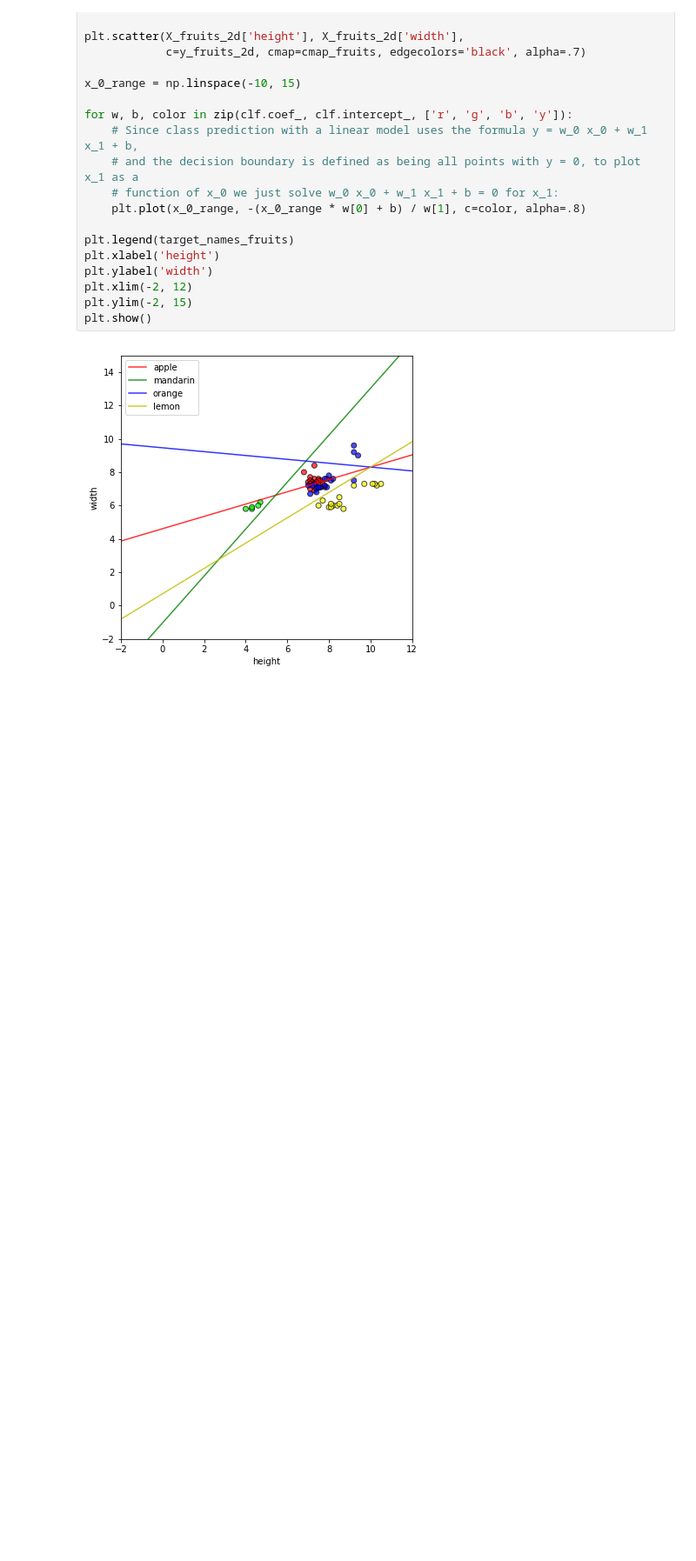
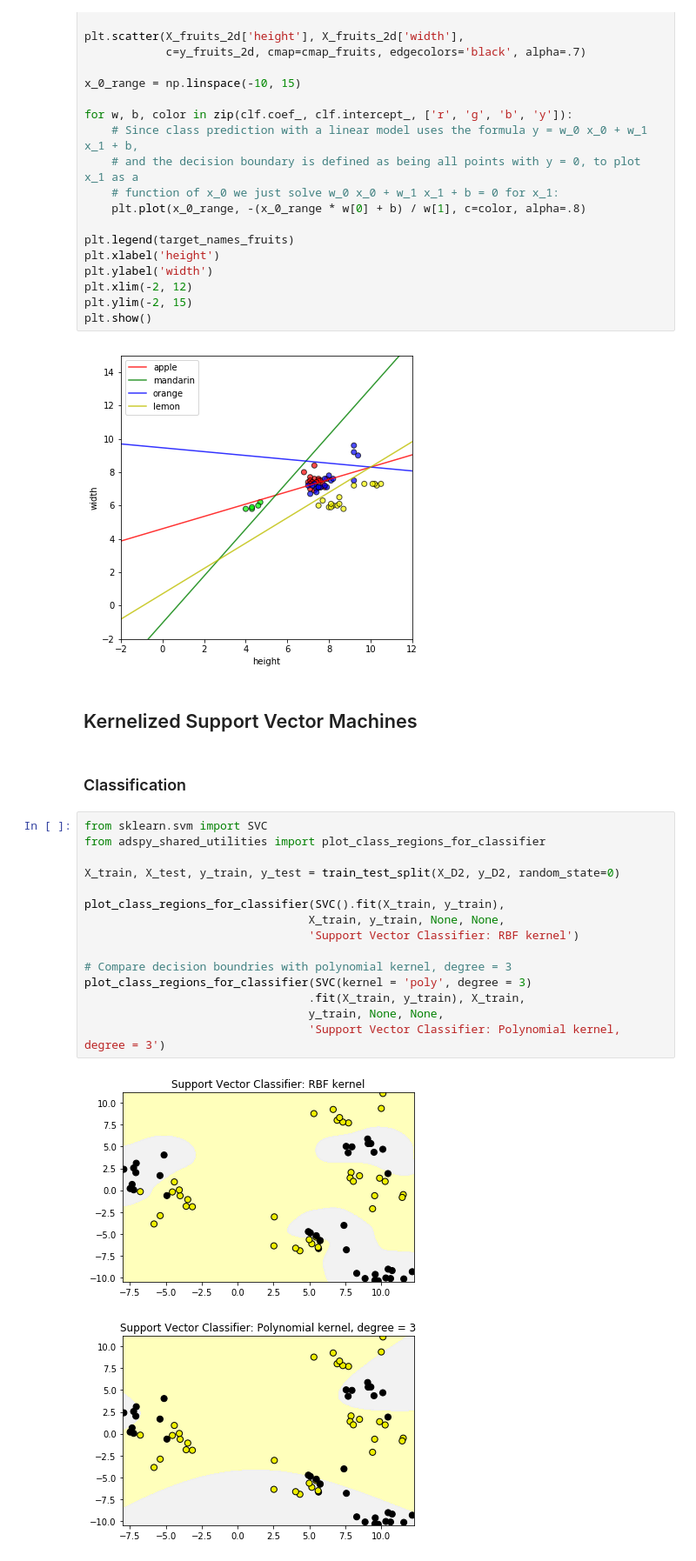
Before and after one commit to djaballah/Applied-Machine-Learning, a Jupyter notebook: module 2/module2-notebook.ipynb, the cells around one changed output. Shown at 87% size. Drawn from its saved outputs; the diff is of its cells as text; blank space fills up the shorter version.

Commit message:
Add the kernelized vector machines section to module 2

```diff
--- a/module 2/module2-notebook.ipynb
+++ b/module 2/module2-notebook.ipynb
@@ -644,3 +644,25 @@ plt.ylim(-2, 15)
 plt.show()
 # %% [output]
 [figure]
+# %% [markdown]
+## Kernelized Support Vector Machines
+# %% [markdown]
+### Classification
+# %%
+from sklearn.svm import SVC
+from adspy_shared_utilities import plot_class_regions_for_classifier
+
+X_train, X_test, y_train, y_test = train_test_split(X_D2, y_D2, random_state=0)
+
+plot_class_regions_for_classifier(SVC().fit(X_train, y_train),
+                                 X_train, y_train, None, None,
+                                 'Support Vector Classifier: RBF kernel')
+
+# Compare decision boundries with polynomial kernel, degree = 3
+plot_class_regions_for_classifier(SVC(kernel = 'poly', degree = 3)
+                                 .fit(X_train, y_train), X_train,
+                                 y_train, None, None,
+                                 'Support Vector Classifier: Polynomial kernel, degree = 3')
+# %% [output]
+[figure, added]
+[figure, added]
```
Also changed, not shown: parts of 7 cells of this notebook.
